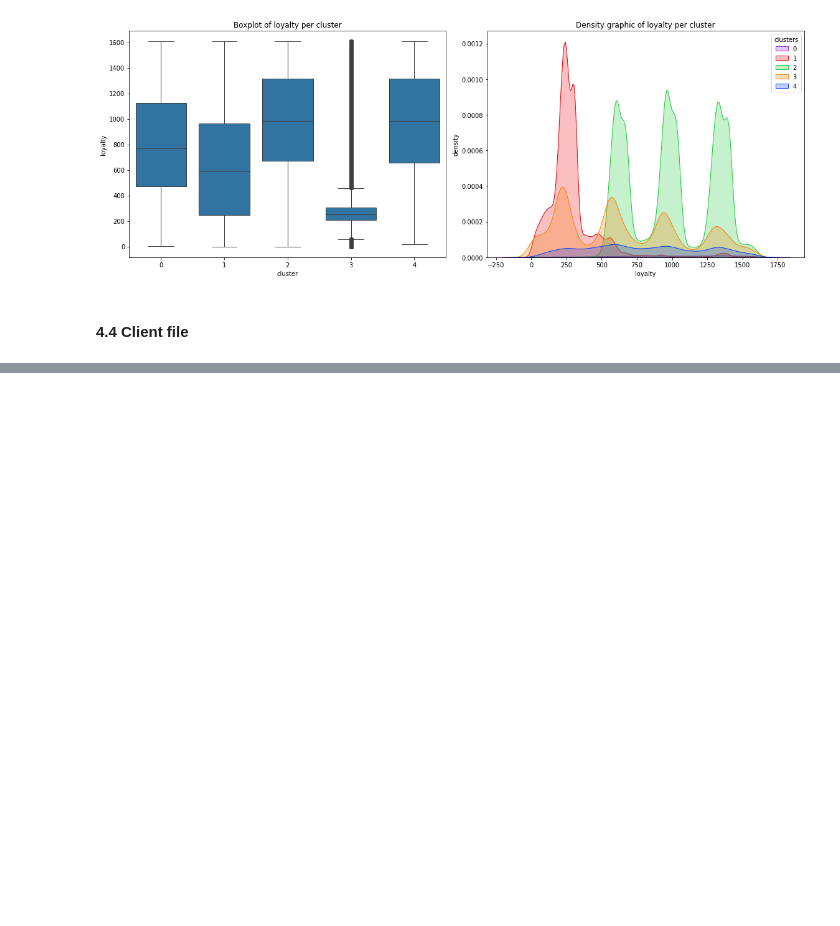
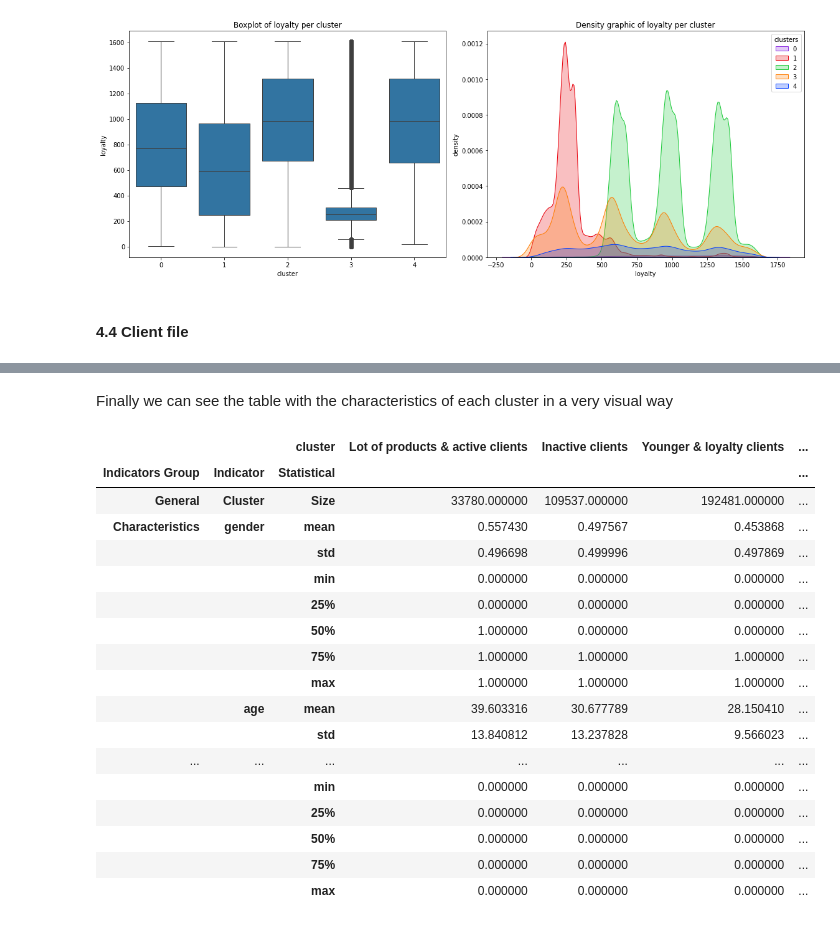
Before and after one commit to VictorSinNav/Easymoney-Data-Science-Solutions, a Jupyter notebook: Customer Segmentation.ipynb, the cells around one changed output, grey strips where cells are left out. Cells and saved outputs as stored; diff of their text form; code cells hidden in the pictures; blank space fills up the shorter version.

Commit message:
Client file

```diff
--- a/Customer Segmentation.ipynb
+++ b/Customer Segmentation.ipynb
@@ -551,0 +577,40 @@ df_file.head()
+# %%
+names = ["Indicators Group", "Indicator", "Statistical"]
+file_index = generate_multiindex(new_multi_index, names)
+df_file.set_index(file_index, inplace = True)
+# %%
+clusters_size = df_last_partition.groupby('cluster').size().to_frame().T
+clusters_size.set_index(generate_multiindex([('General', 'Cluster', 'Size')], names), inplace = True)
+# %%
+df_file = pd.concat([clusters_size, df_file], axis = 0)
+# %%
+df_file = df_file.rename(columns = {
+    0 : "Lot of products & active clients",
+    1 : "Inactive clients",
+    2 : "Younger & loyalty clients ",
+    3 : "New clients",
+    4 : "VIP clients"
+})
+# %% [markdown]
+Finally we can see the table with the characteristics of each cluster in a very visual way
+# %%
+df_file.style.background_gradient(cmap = 'Blues', axis = 1)
+# %% [output]
+|  |  | cluster | Lot of products & active clients | Inactive clients | Younger & loyalty clients | ... |
+| Indicators Group | Indicator | Statistical |  |  |  | ... |
+| General | Cluster | Size | 33780.000000 | 109537.000000 | 192481.000000 | ... |
+| Characteristics | gender | mean | 0.557430 | 0.497567 | 0.453868 | ... |
+|  |  | std | 0.496698 | 0.499996 | 0.497869 | ... |
+|  |  | min | 0.000000 | 0.000000 | 0.000000 | ... |
+|  |  | 25% | 0.000000 | 0.000000 | 0.000000 | ... |
+|  |  | 50% | 1.000000 | 0.000000 | 0.000000 | ... |
+|  |  | 75% | 1.000000 | 1.000000 | 1.000000 | ... |
+|  |  | max | 1.000000 | 1.000000 | 1.000000 | ... |
+|  | age | mean | 39.603316 | 30.677789 | 28.150410 | ... |
+|  |  | std | 13.840812 | 13.237828 | 9.566023 | ... |
+| ... | ... | ... | ... | ... | ... | ... |
+|  |  | min | 0.000000 | 0.000000 | 0.000000 | ... |
+|  |  | 25% | 0.000000 | 0.000000 | 0.000000 | ... |
+|  |  | 50% | 0.000000 | 0.000000 | 0.000000 | ... |
+|  |  | 75% | 0.000000 | 0.000000 | 0.000000 | ... |
+|  |  | max | 0.000000 | 0.000000 | 0.000000 | ... |
```
Also changed, not shown: parts of 12 cells of this notebook.
